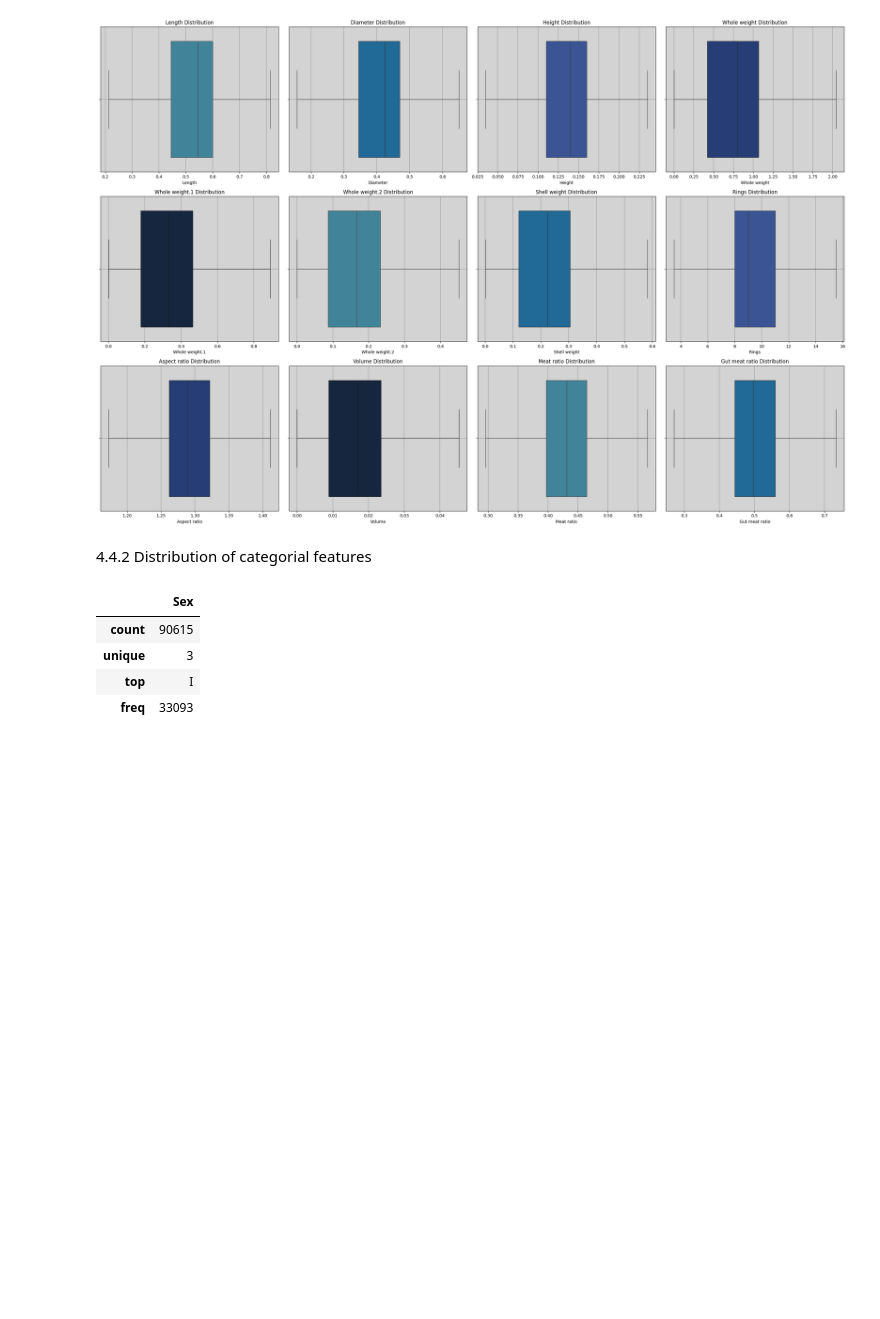
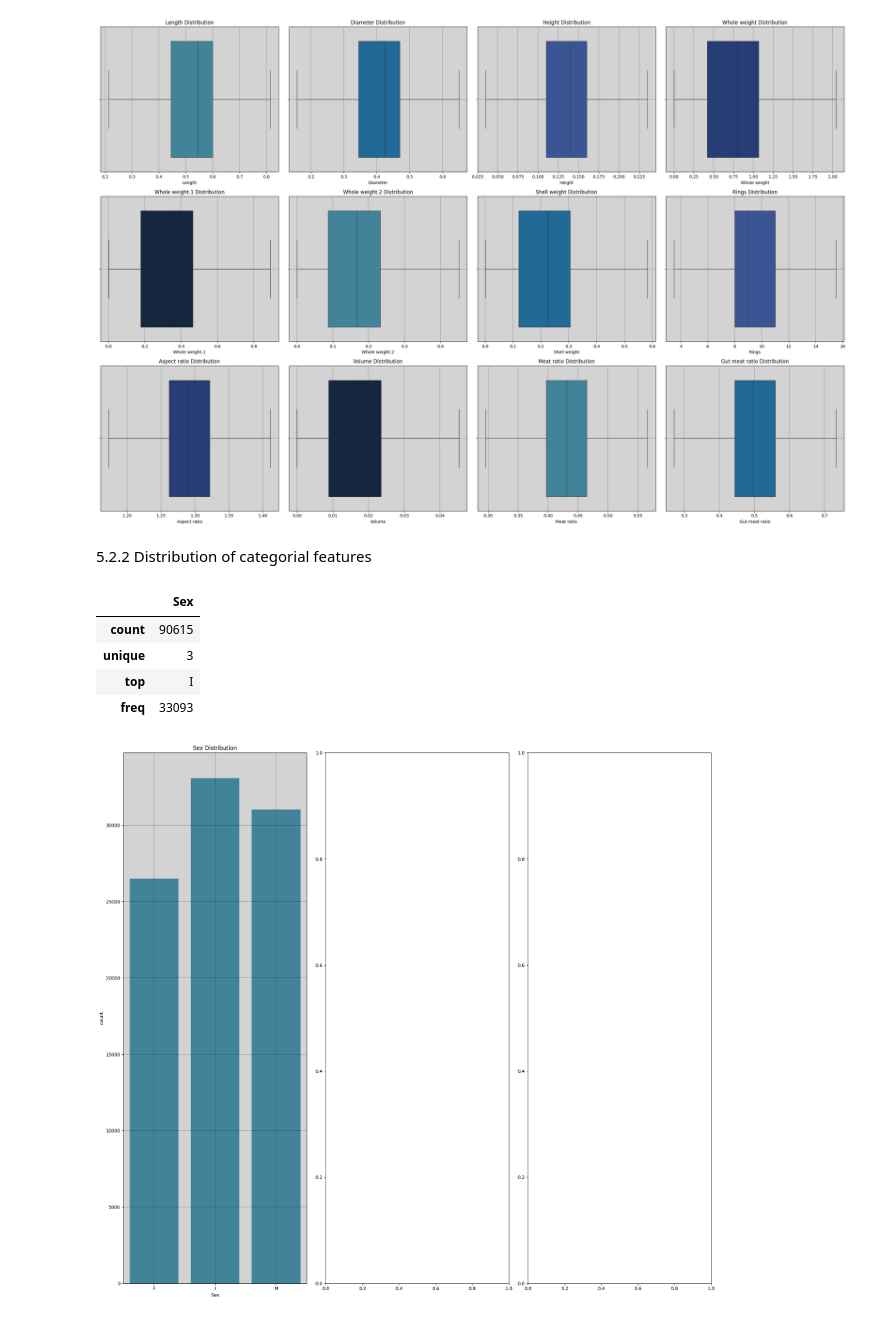
Before and after one commit to Oikiy/Remote_Abalone_Regression, a Jupyter notebook: notebook/Regression_Abalone.ipynb, the cells around one changed output. Saved outputs shown, nothing was run; the diff lists cells and outputs as text; code cells hidden in the pictures; blank space fills up the shorter version.

```diff
--- a/notebook/Regression_Abalone.ipynb
+++ b/notebook/Regression_Abalone.ipynb
@@ -374,7 +374,7 @@ MultiBoxplot(df=train_wo_O,num_cols=num_cols)
 # %% [output]
 [figure]
 # %% [markdown]
-4.4.2 Distribution of categorial features
+5.2.2 Distribution of categorial features
 # %%
 # Descriptive statistics of categorical features
 train_df.describe(include=['O'])
@@ -384,3 +384,26 @@ train_df.describe(include=['O'])
 | unique | 3 |
 | top | I |
 | freq | 33093 |
+# %%
+# Define a function to plot the distribution of categorical features
+
+def MultiCountplot(df, cat_cols, f_cols=4, color=palette):
+    f_rows = np.ceil(len(cat_cols)/f_cols).astype(int)
+    fig, axes = plt.subplots(f_rows, f_cols, figsize=(25, 17))
+    axes = axes.flatten()
+    for i, j in enumerate(cat_cols):
+        sns.countplot(x=j, data=df, ax=axes[i], color=color[i%5])
+        axes[i].set_title(f'{j} Distribution')
+        axes[i].set_facecolor('lightgrey')
+        axes[i].grid(color='black', linestyle='-', linewidth=0.25)
+        plt.tight_layout()
+
+    # ignore the empty plots
+    if len(cat_cols) % f_cols != 0:
+        for i in range(len(cat_cols) % f_cols):
+            fig.delaxes(axes[-1 - i])
+
+# Plot the distribution of categorical features
+MultiCountplot(df=train_df, cat_cols=cat_cols)
+# %% [output]
+[figure, added]
```
Also changed, not shown: parts of 21 cells of this notebook.
